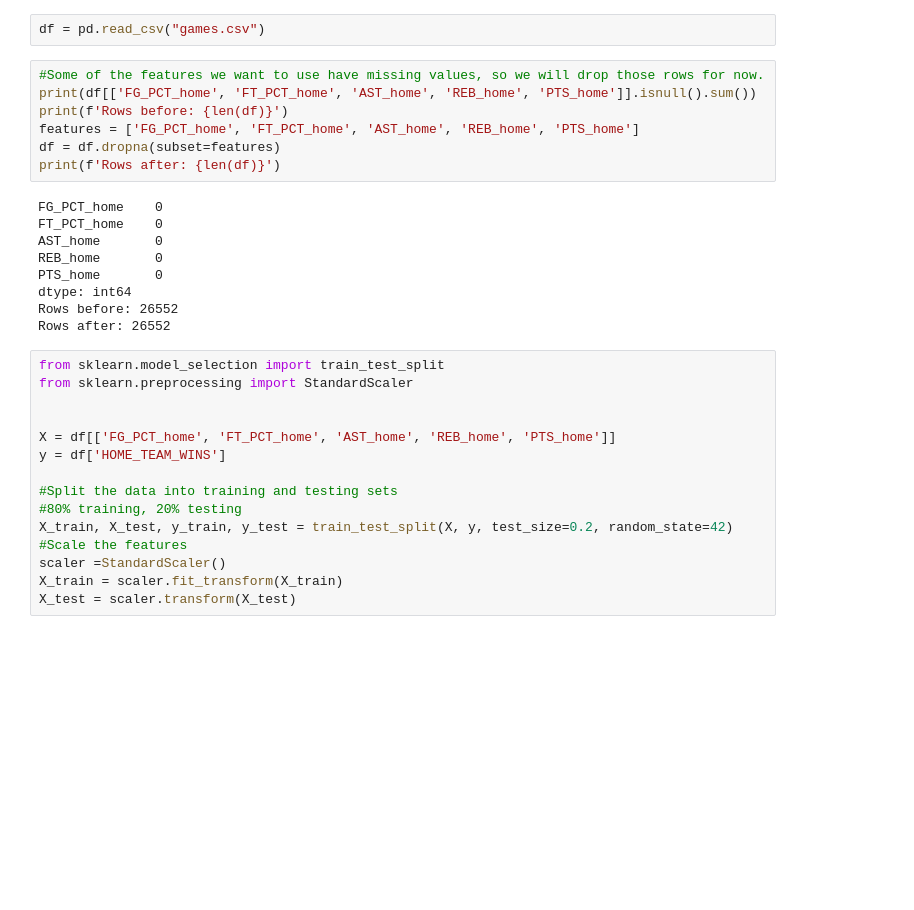
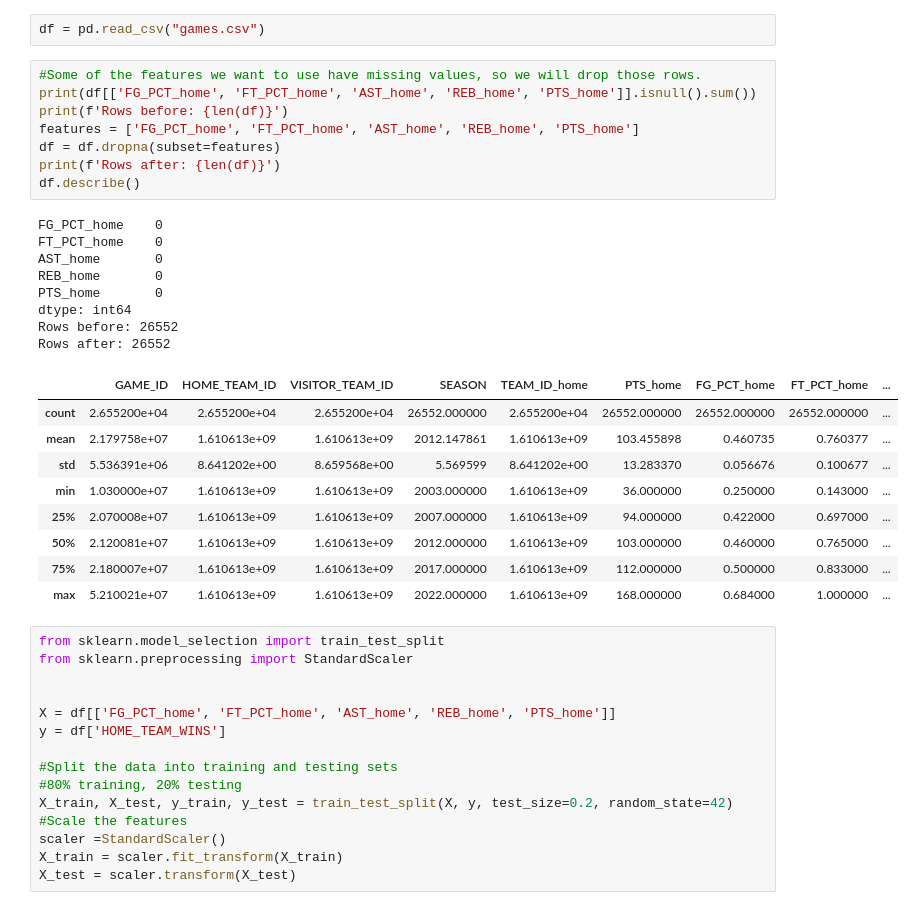
Before and after one commit to AyoAdenuga/NBA-GamePrediction-ML, a Jupyter notebook: data/Nba_project.ipynb, the cells around one changed output. Cells and saved outputs as stored; diff of their text form; blank space fills up the shorter version.

```diff
--- a/data/Nba_project.ipynb
+++ b/data/Nba_project.ipynb
@@ -7,21 +7,31 @@ import pandas as pd
 # %%
 df = pd.read_csv("games.csv")
 # %%
-#Some of the features we want to use have missing values, so we will drop those rows for now.
+#Some of the features we want to use have missing values, so we will drop those rows.
 print(df[['FG_PCT_home', 'FT_PCT_home', 'AST_home', 'REB_home', 'PTS_home']].isnull().sum())
 print(f'Rows before: {len(df)}')
 features = ['FG_PCT_home', 'FT_PCT_home', 'AST_home', 'REB_home', 'PTS_home']
 df = df.dropna(subset=features)
 print(f'Rows after: {len(df)}')
+df.describe()
 # %% [output]
 FG_PCT_home    0
 FT_PCT_home    0
 AST_home       0
 REB_home       0
 PTS_home       0
 dtype: int64
 Rows before: 26552
 Rows after: 26552
+|  | GAME_ID | HOME_TEAM_ID | VISITOR_TEAM_ID | SEASON | TEAM_ID_home | PTS_home | FG_PCT_home | FT_PCT_home | ... |
+| count | 2.655200e+04 | 2.655200e+04 | 2.655200e+04 | 26552.000000 | 2.655200e+04 | 26552.000000 | 26552.000000 | 26552.000000 | ... |
+| mean | 2.179758e+07 | 1.610613e+09 | 1.610613e+09 | 2012.147861 | 1.610613e+09 | 103.455898 | 0.460735 | 0.760377 | ... |
+| std | 5.536391e+06 | 8.641202e+00 | 8.659568e+00 | 5.569599 | 8.641202e+00 | 13.283370 | 0.056676 | 0.100677 | ... |
+| min | 1.030000e+07 | 1.610613e+09 | 1.610613e+09 | 2003.000000 | 1.610613e+09 | 36.000000 | 0.250000 | 0.143000 | ... |
+| 25% | 2.070008e+07 | 1.610613e+09 | 1.610613e+09 | 2007.000000 | 1.610613e+09 | 94.000000 | 0.422000 | 0.697000 | ... |
+| 50% | 2.120081e+07 | 1.610613e+09 | 1.610613e+09 | 2012.000000 | 1.610613e+09 | 103.000000 | 0.460000 | 0.765000 | ... |
+| 75% | 2.180007e+07 | 1.610613e+09 | 1.610613e+09 | 2017.000000 | 1.610613e+09 | 112.000000 | 0.500000 | 0.833000 | ... |
+| max | 5.210021e+07 | 1.610613e+09 | 1.610613e+09 | 2022.000000 | 1.610613e+09 | 168.000000 | 0.684000 | 1.000000 | ... |
 # %%
 from sklearn.model_selection import train_test_split
 from sklearn.preprocessing import StandardScaler
```
Also changed, not shown: parts of 3 cells of this notebook.
